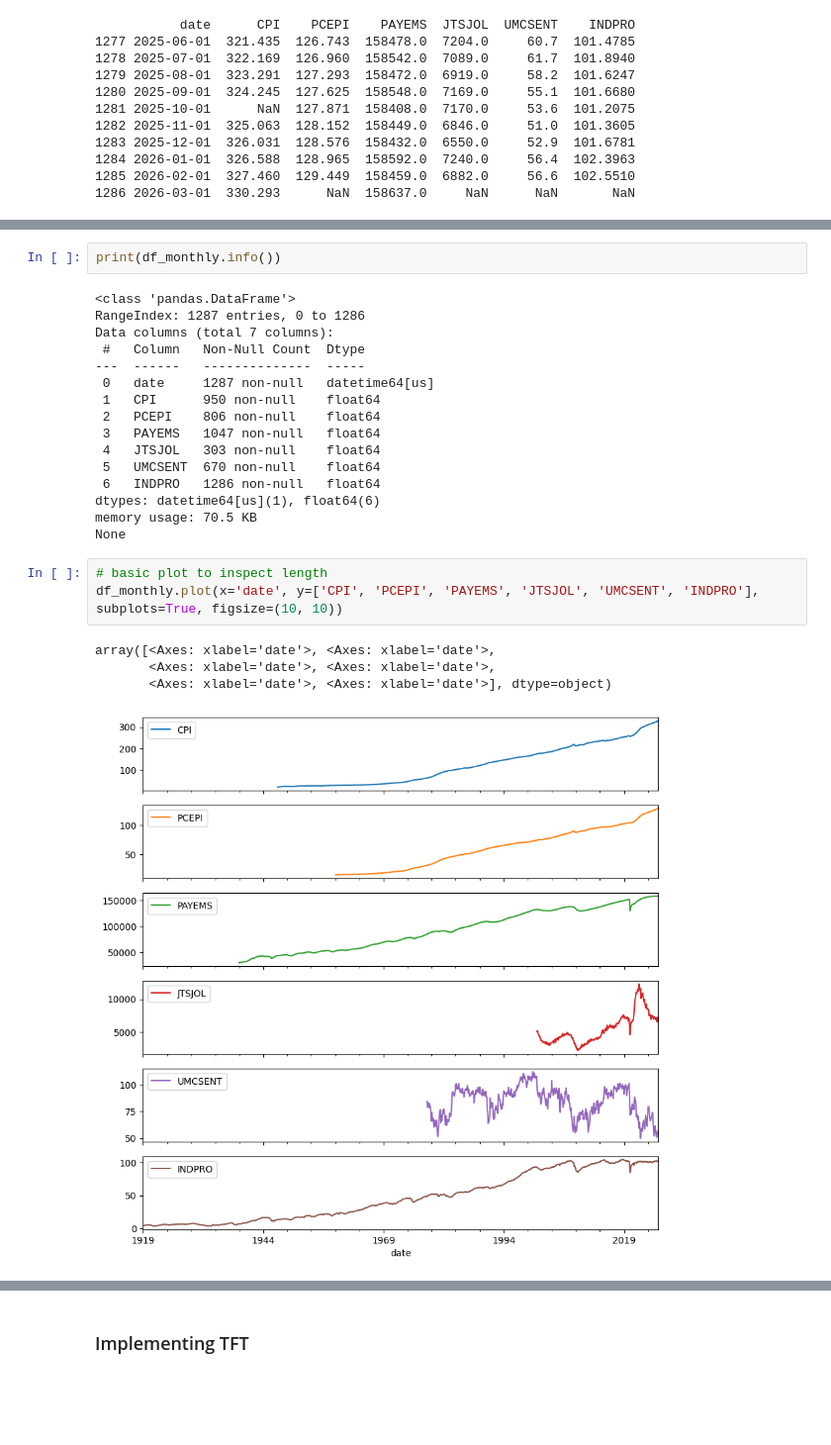
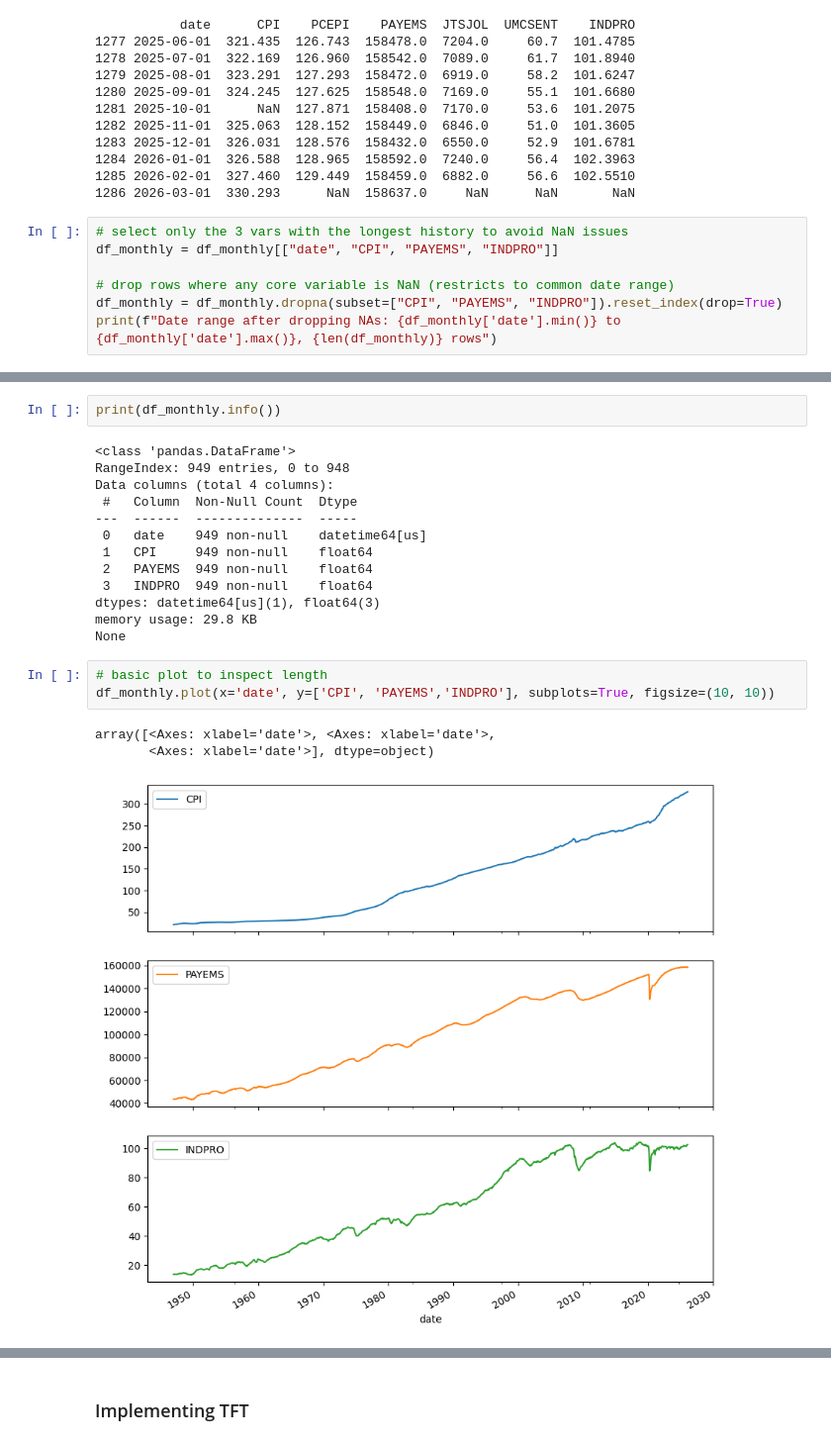
Before and after one commit to minnaheim/aml2026-group-3, a Jupyter notebook: src/basic-tft.ipynb, the cells around one changed output, grey strips where cells are left out. Shown at 99% size. Drawn from its saved outputs; the diff is of its cells as text; blank space fills up the shorter version.

Commit message:
basic TFT with CPI, INDPRO, PAYEMS (y= INDPRO)

```diff
--- a/src/basic-tft.ipynb
+++ b/src/basic-tft.ipynb
@@ -26,3 +40,10 @@ print(df_monthly.tail(10))
 1284 2026-01-01  326.588  128.965  158592.0  7240.0     56.4  102.3963
 1285 2026-02-01  327.460  129.449  158459.0  6882.0     56.6  102.5510
 1286 2026-03-01  330.293      NaN  158637.0     NaN      NaN       NaN
+# %%
+# select only the 3 vars with the longest history to avoid NaN issues
+df_monthly = df_monthly[["date", "CPI", "PAYEMS", "INDPRO"]]
+
+# drop rows where any core variable is NaN (restricts to common date range)
+df_monthly = df_monthly.dropna(subset=["CPI", "PAYEMS", "INDPRO"]).reset_index(drop=True)
+print(f"Date range after dropping NAs: {df_monthly['date'].min()} to {df_monthly['date'].max()}, {len(df_monthly)} rows")
@@ -30,28 +53,24 @@ print(df_monthly.tail(10))
 print(df_monthly.info())
 # %% [output]
 <class 'pandas.DataFrame'>
-RangeIndex: 1287 entries, 0 to 1286
-Data columns (total 7 columns):
- #   Column   Non-Null Count  Dtype
----  ------   --------------  -----
- 0   date     1287 non-null   datetime64[us]
- 1   CPI      950 non-null    float64
- 2   PCEPI    806 non-null    float64
- 3   PAYEMS   1047 non-null   float64
- 4   JTSJOL   303 non-null    float64
- 5   UMCSENT  670 non-null    float64
- 6   INDPRO   1286 non-null   float64
-dtypes: datetime64[us](1), float64(6)
-memory usage: 70.5 KB
+RangeIndex: 949 entries, 0 to 948
+Data columns (total 4 columns):
+ #   Column  Non-Null Count  Dtype
+---  ------  --------------  -----
+ 0   date    949 non-null    datetime64[us]
+ 1   CPI     949 non-null    float64
+ 2   PAYEMS  949 non-null    float64
+ 3   INDPRO  949 non-null    float64
+dtypes: datetime64[us](1), float64(3)
+memory usage: 29.8 KB
 None
 # %%
 # basic plot to inspect length
-df_monthly.plot(x='date', y=['CPI', 'PCEPI', 'PAYEMS', 'JTSJOL', 'UMCSENT', 'INDPRO'], subplots=True, figsize=(10, 10))
+df_monthly.plot(x='date', y=['CPI', 'PAYEMS','INDPRO'], subplots=True, figsize=(10, 10))
 # %% [output]
 array([<Axes: xlabel='date'>, <Axes: xlabel='date'>,
-       <Axes: xlabel='date'>, <Axes: xlabel='date'>,
-       <Axes: xlabel='date'>, <Axes: xlabel='date'>], dtype=object)
+       <Axes: xlabel='date'>], dtype=object)
-[figure, old version]
+[figure, new version]
 # %% [markdown]
 #### Meaning of Variables:
 
```
Also changed, not shown: parts of 15 cells of this notebook, 5 other files.
